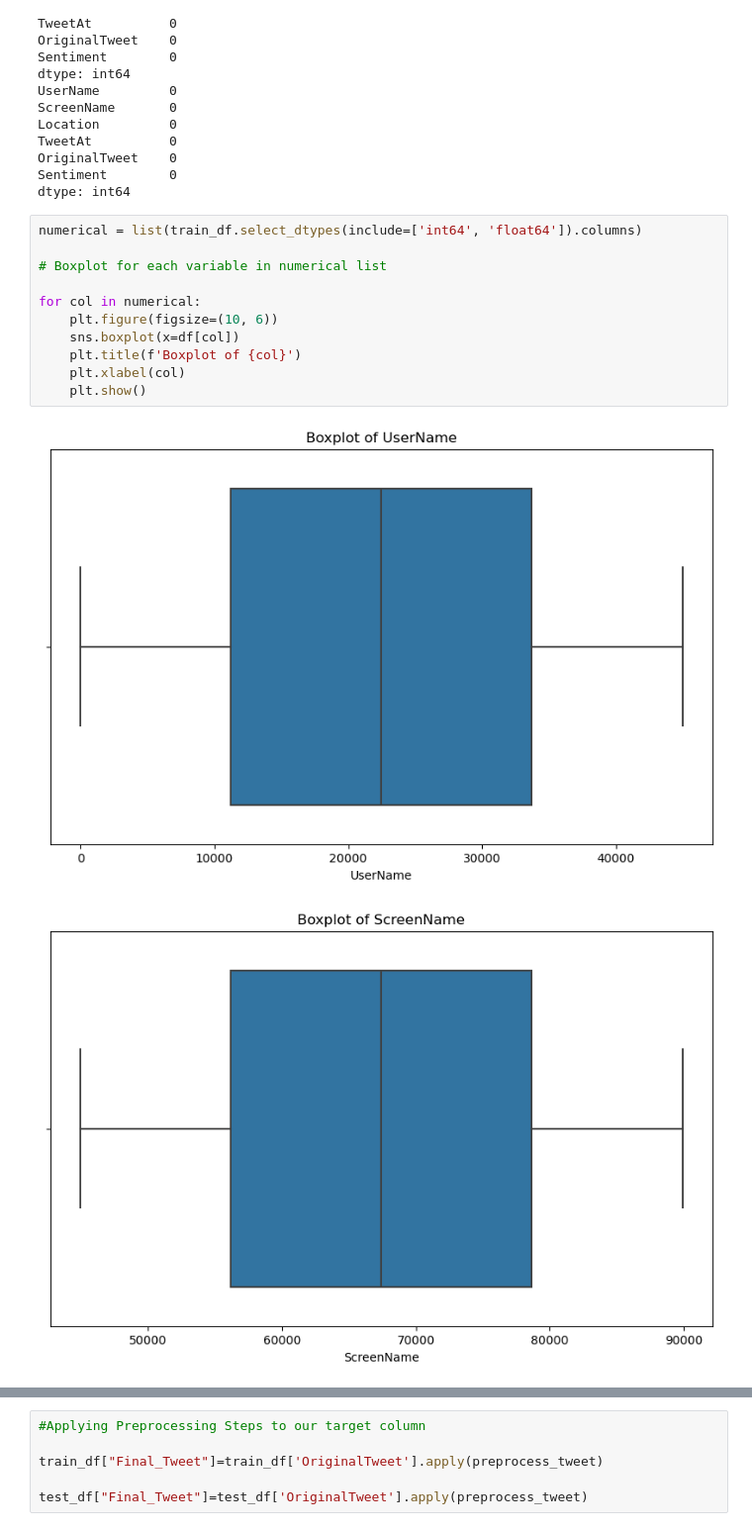
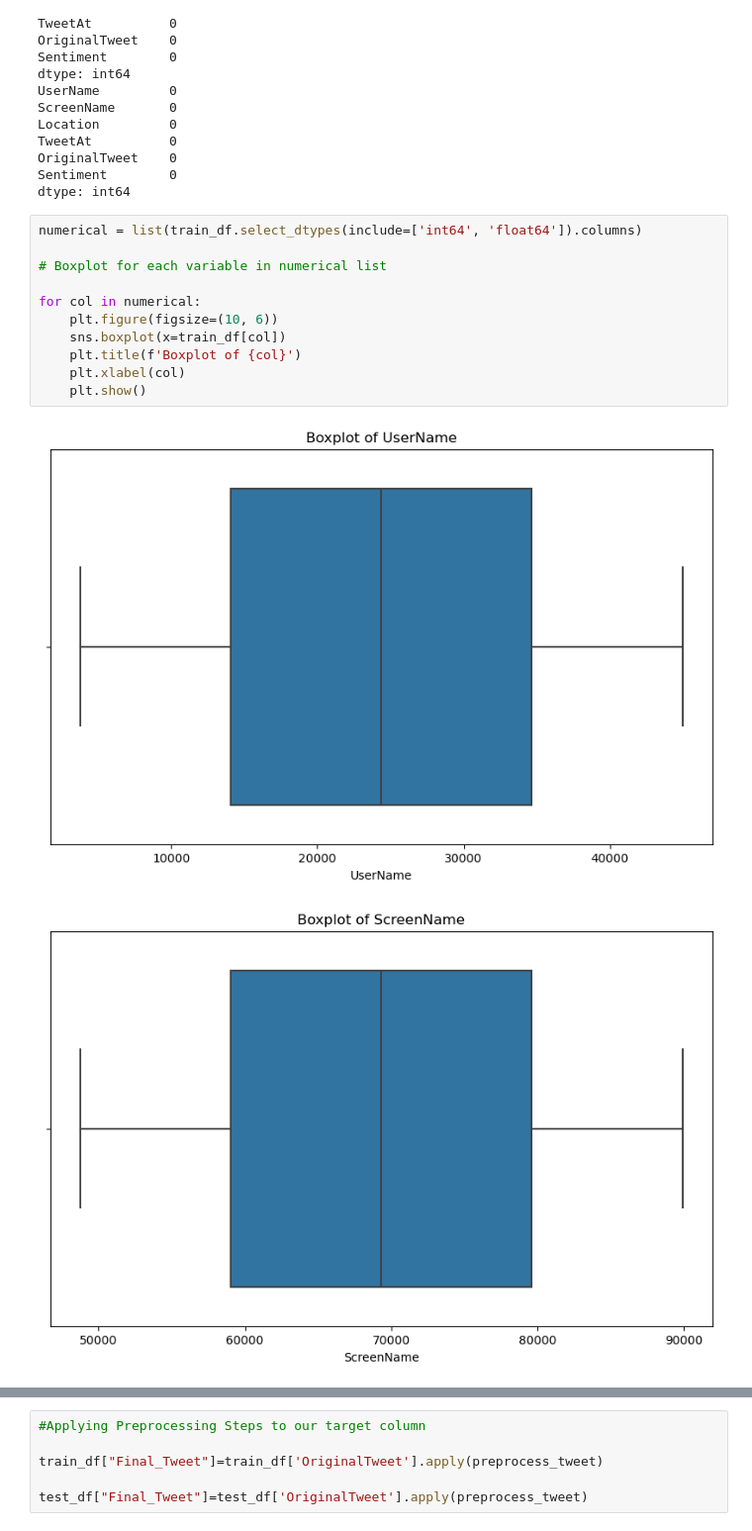
Before and after one commit to ziyadtalha/DataScience, a Jupyter notebook: Coronavirus Tweets NLP/NLP Project.ipynb, the cells around one changed output, grey strips where cells are left out. Shown at 99% size. Drawn from its saved outputs; the diff is of its cells as text.

```diff
--- a/Coronavirus Tweets NLP/NLP Project.ipynb
+++ b/Coronavirus Tweets NLP/NLP Project.ipynb
@@ -163,15 +158,15 @@ dtype: int64
 # %%
 numerical = list(train_df.select_dtypes(include=['int64', 'float64']).columns)
 
 # Boxplot for each variable in numerical list
 
 for col in numerical:
     plt.figure(figsize=(10, 6))
-    sns.boxplot(x=df[col])
+    sns.boxplot(x=train_df[col])
     plt.title(f'Boxplot of {col}')
     plt.xlabel(col)
     plt.show()
 # %% [output]
-[figure, old version]
+[figure, new version]
-[figure, old version]
+[figure, new version]
 # %%
```
Also changed, not shown: parts of 19 cells of this notebook, 1 other file.
